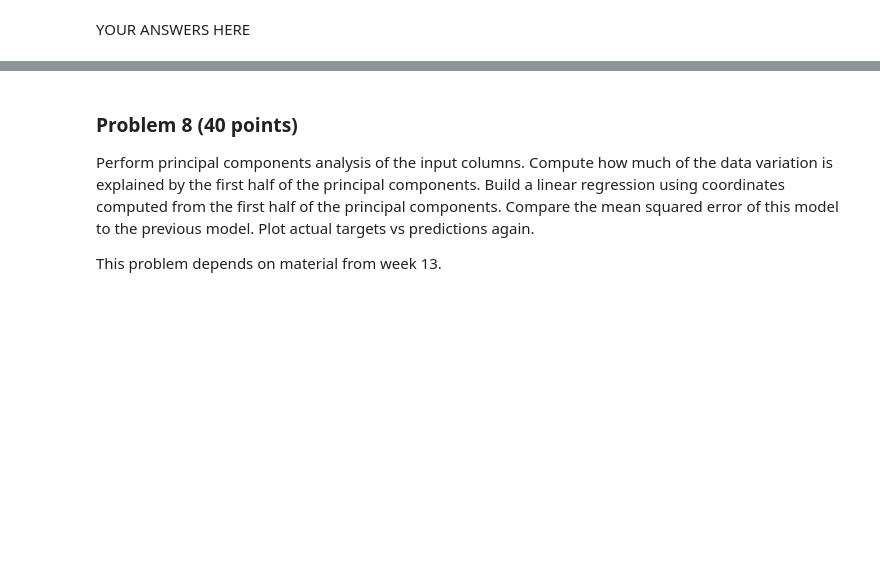
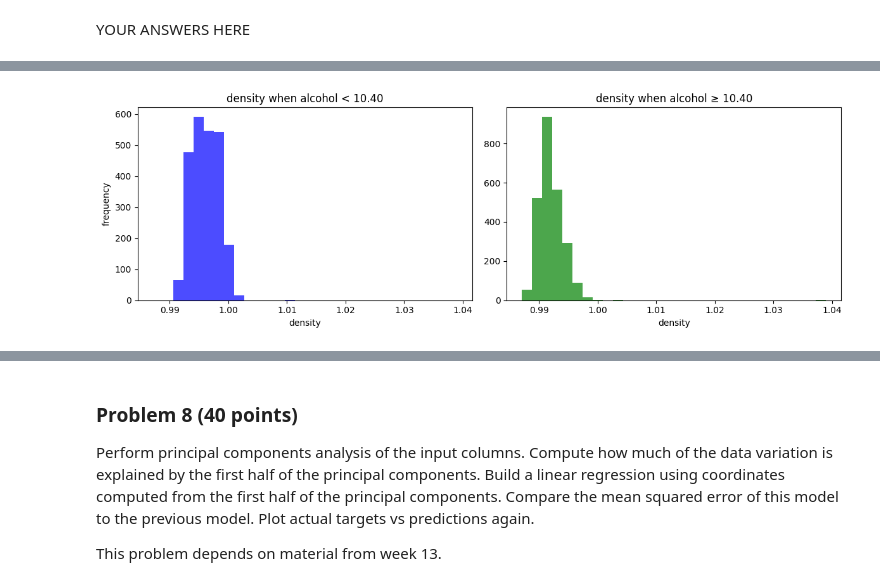
Before and after one commit to gdouek/dx601-final-project, a Jupyter notebook: project.ipynb, the cells around one changed output, grey strips where cells are left out. Saved outputs shown, nothing was run; the diff lists cells and outputs as text; code cells hidden in the pictures; blank space fills up the shorter version.

```diff
--- a/project.ipynb
+++ b/project.ipynb
@@ -380,0 +412,24 @@ YOUR ANSWERS HERE
+# %%
+xmin = df["density"].min()
+xmax = df["density"].max()
+
+low = df[df["alcohol"] < t]["density"]
+high = df[df["alcohol"] >= t]["density"]
+
+plt.figure(figsize=(12,4))
+
+plt.subplot(1,2,1)
+plt.hist(low, bins=30, range=(xmin, xmax), color="blue", alpha=0.7)
+plt.title(f"density when alcohol < {t:.2f}")
+plt.xlabel("density")
+plt.ylabel("frequency")
+
+plt.subplot(1,2,2)
+plt.hist(high, bins=30, range=(xmin, xmax), color="green", alpha=0.7)
+plt.title(f"density when alcohol ≥ {t:.2f}")
+plt.xlabel("density")
+
+plt.tight_layout()
+plt.show()
+# %% [output]
+[figure, added]
```
Also changed, not shown: parts of 16 cells of this notebook.
